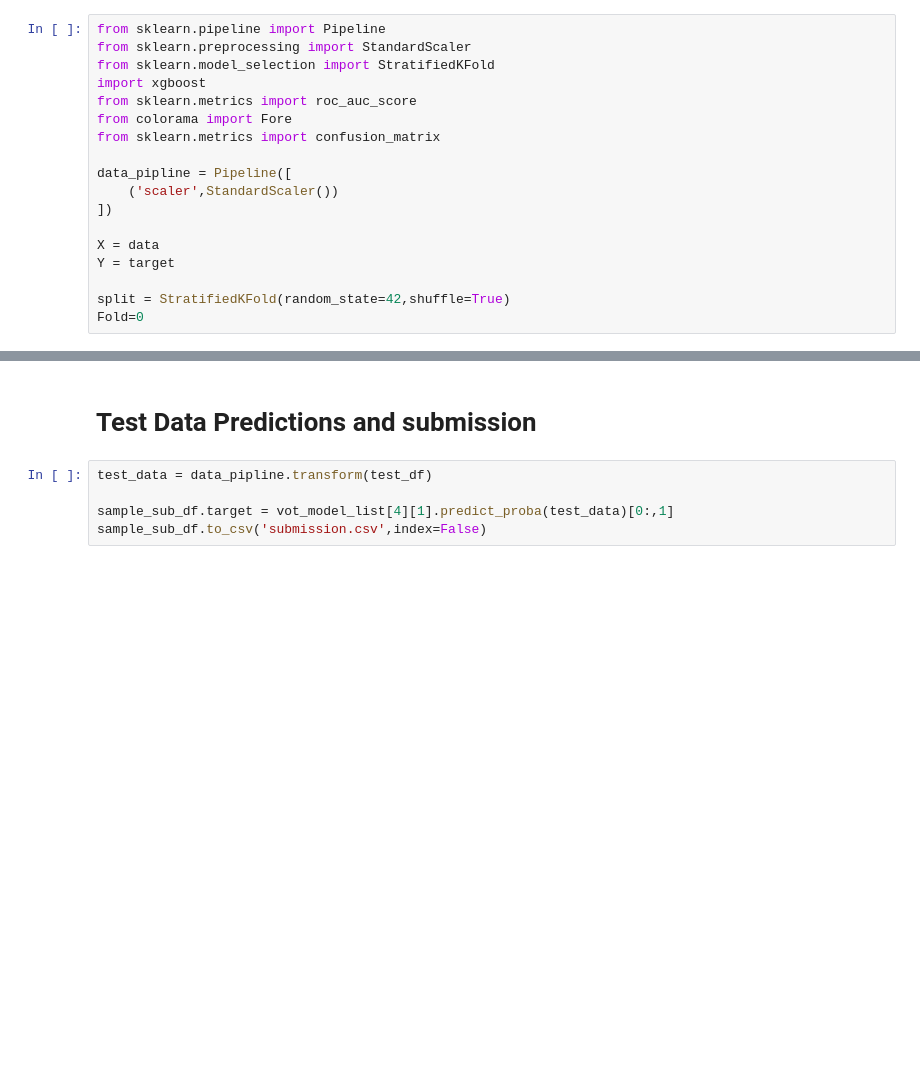
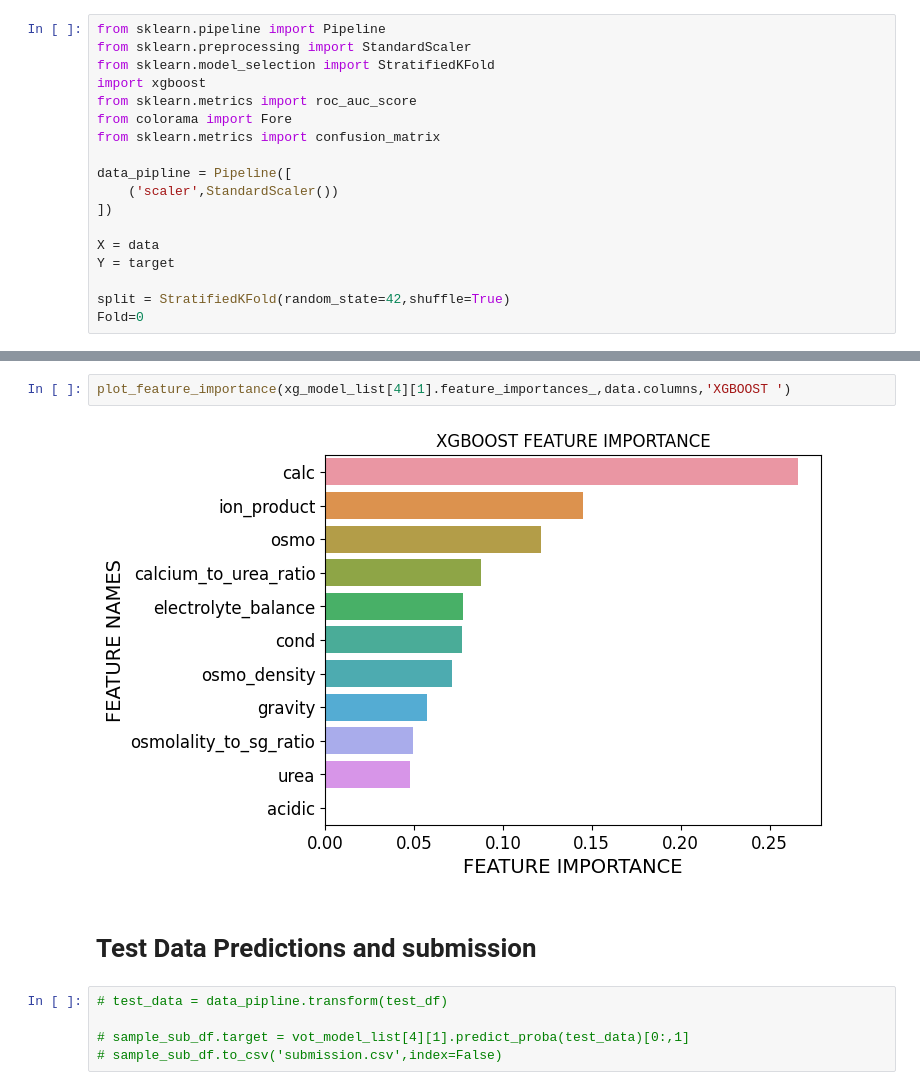
Before and after one commit to ayushmehraa/Kidney-stone-prediction, a Jupyter notebook: notebook.ipynb, the cells around one changed output, grey strips where cells are left out. Saved outputs shown, nothing was run; the diff lists cells and outputs as text; blank space fills up the shorter version.

```diff
--- a/notebook.ipynb
+++ b/notebook.ipynb
@@ -612,7 +685,11 @@ weighted avg       0.76      0.76      0.75        82
+# %%
+plot_feature_importance(xg_model_list[4][1].feature_importances_,data.columns,'XGBOOST ')
+# %% [output]
+[figure, added]
 # %% [markdown]
 # Test Data Predictions and submission
 # %%
-test_data = data_pipline.transform(test_df)
+# test_data = data_pipline.transform(test_df)
 
-sample_sub_df.target = vot_model_list[4][1].predict_proba(test_data)[0:,1]
-sample_sub_df.to_csv('submission.csv',index=False)
+# sample_sub_df.target = vot_model_list[4][1].predict_proba(test_data)[0:,1]
+# sample_sub_df.to_csv('submission.csv',index=False)
```
Also changed, not shown: parts of 15 cells of this notebook.
